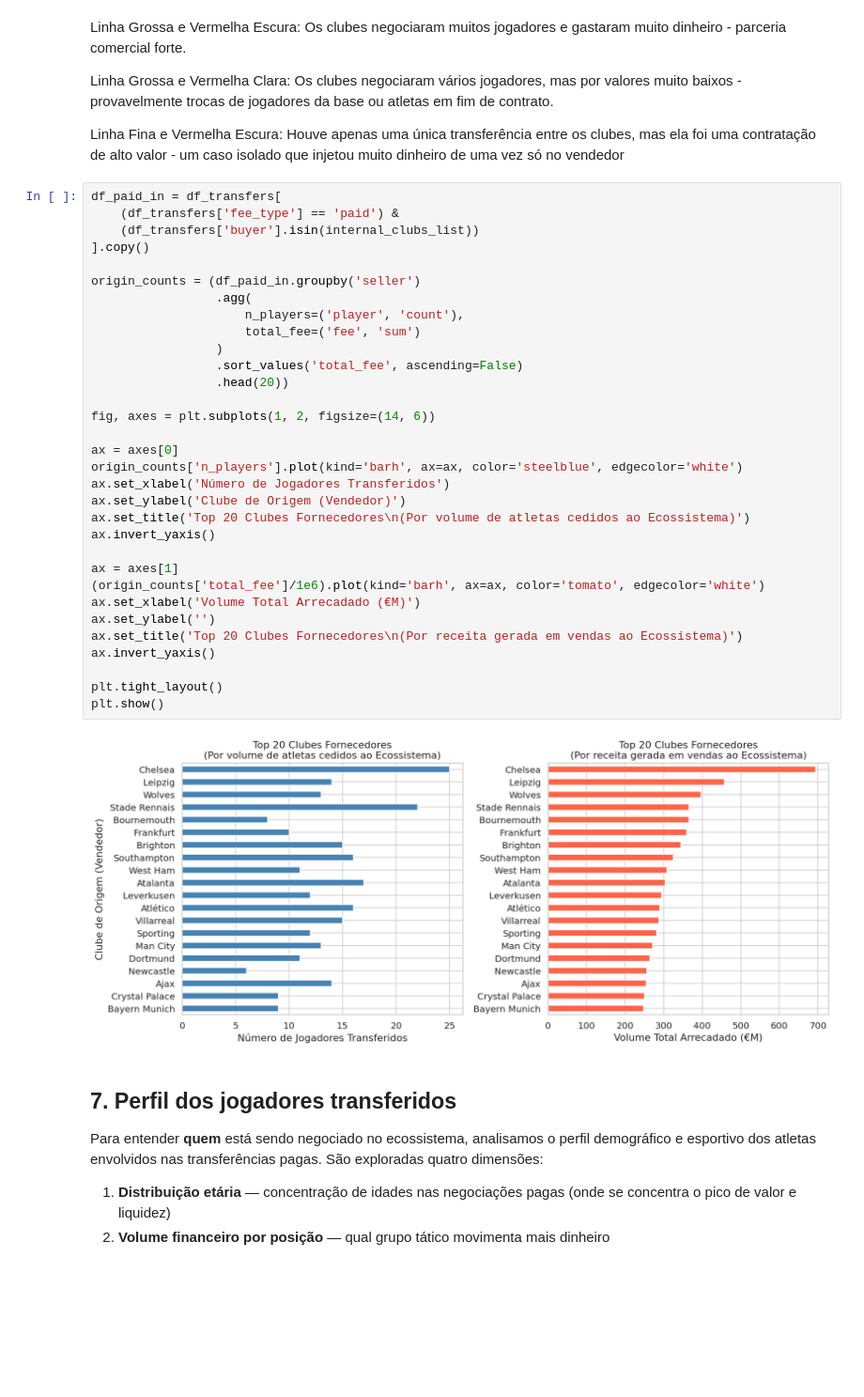
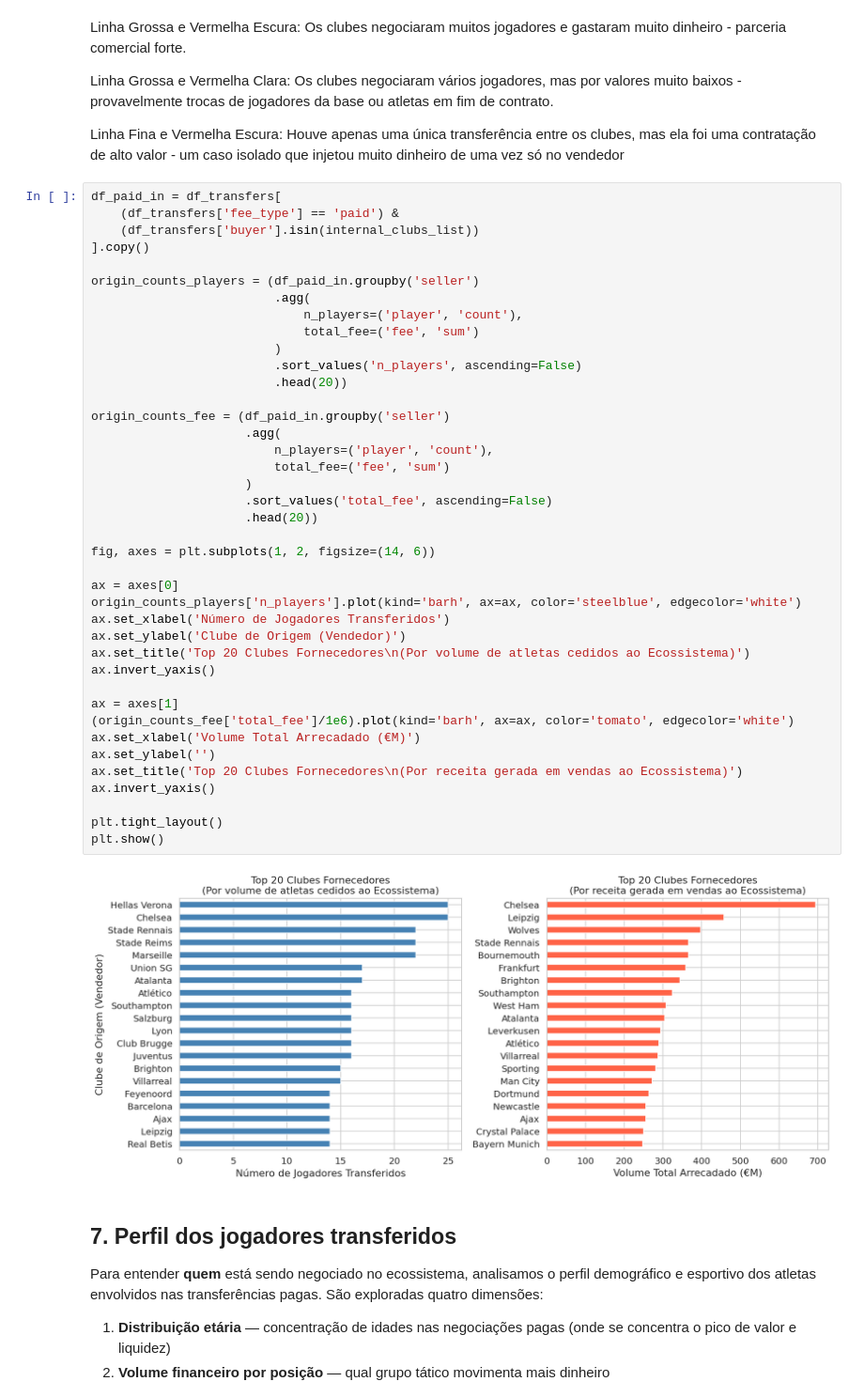
Before and after one commit to leticia-ribeirom/TP-CDAF, a Jupyter notebook: notebooks/exploratory_analysis.ipynb, the cells around one changed output. Shown at 94% size. Drawn from its saved outputs; the diff is of its cells as text; blank space fills up the shorter version.

```diff
--- a/notebooks/exploratory_analysis.ipynb
+++ b/notebooks/exploratory_analysis.ipynb
@@ -815,37 +815,45 @@ Linha Fina e Vermelha Escura: Houve apenas uma única transferência entre os cl
 # %%
 df_paid_in = df_transfers[
     (df_transfers['fee_type'] == 'paid') &
     (df_transfers['buyer'].isin(internal_clubs_list))
 ].copy()
 
-origin_counts = (df_paid_in.groupby('seller')
-                 .agg(
-                     n_players=('player', 'count'),
-                     total_fee=('fee', 'sum')
-                 )
-                 .sort_values('total_fee', ascending=False)
-                 .head(20))
+origin_counts_players = (df_paid_in.groupby('seller')
+                         .agg(
+                             n_players=('player', 'count'),
+                             total_fee=('fee', 'sum')
+                         )
+                         .sort_values('n_players', ascending=False)
+                         .head(20))
+
+origin_counts_fee = (df_paid_in.groupby('seller')
+                     .agg(
+                         n_players=('player', 'count'),
+                         total_fee=('fee', 'sum')
+                     )
+                     .sort_values('total_fee', ascending=False)
+                     .head(20))
 
 fig, axes = plt.subplots(1, 2, figsize=(14, 6))
 
 ax = axes[0]
-origin_counts['n_players'].plot(kind='barh', ax=ax, color='steelblue', edgecolor='white')
+origin_counts_players['n_players'].plot(kind='barh', ax=ax, color='steelblue', edgecolor='white')
 ax.set_xlabel('Número de Jogadores Transferidos')
 ax.set_ylabel('Clube de Origem (Vendedor)')
 ax.set_title('Top 20 Clubes Fornecedores\n(Por volume de atletas cedidos ao Ecossistema)')
 ax.invert_yaxis()
 
 ax = axes[1]
-(origin_counts['total_fee']/1e6).plot(kind='barh', ax=ax, color='tomato', edgecolor='white')
+(origin_counts_fee['total_fee']/1e6).plot(kind='barh', ax=ax, color='tomato', edgecolor='white')
 ax.set_xlabel('Volume Total Arrecadado (€M)')
 ax.set_ylabel('')
 ax.set_title('Top 20 Clubes Fornecedores\n(Por receita gerada em vendas ao Ecossistema)')
 ax.invert_yaxis()
 
 plt.tight_layout()
 plt.show()
 # %% [output]
-[figure, old version]
+[figure, new version]
 # %% [markdown]
 ## 7. Perfil dos jogadores transferidos
 
```
Also changed, not shown: parts of 2 cells of this notebook.
